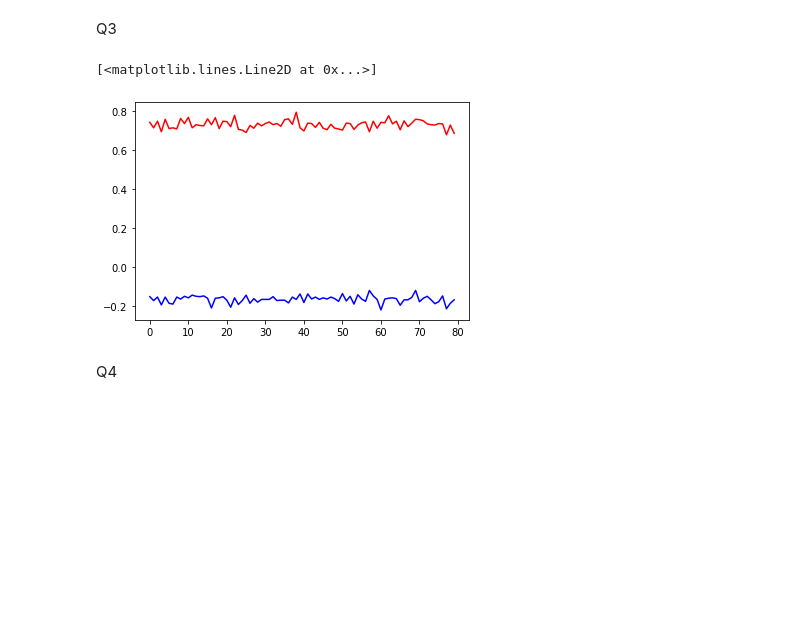
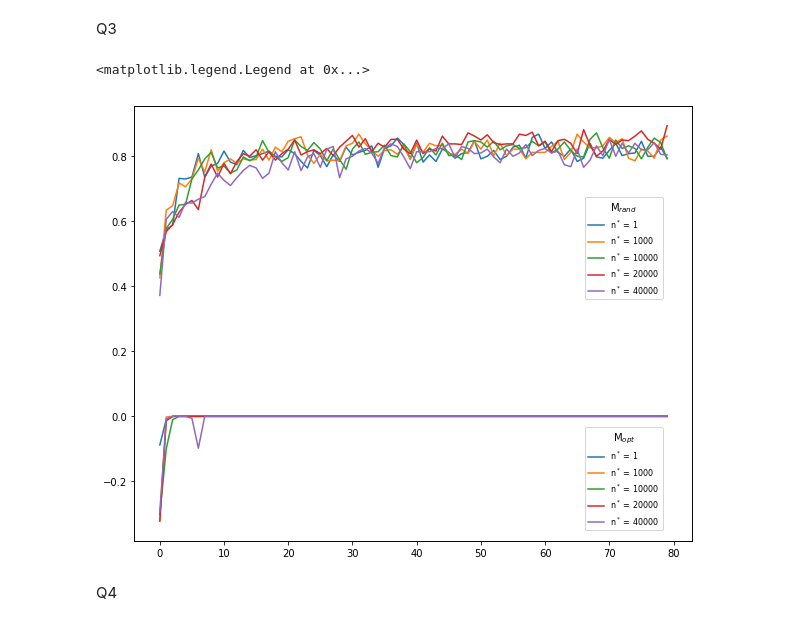
Before and after one commit to hbenedek/tic-tac-toe, a Jupyter notebook: tic_tac_toe_Ben.ipynb, the cells around one changed output. Cells and saved outputs as stored; diff of their text form; code cells hidden in the pictures; blank space fills up the shorter version.

```diff
--- a/tic_tac_toe_Ben.ipynb
+++ b/tic_tac_toe_Ben.ipynb
@@ -94,9 +94,13 @@ def play_game(agent1, agent2, env, i, train=True):
         else:
             move = agent2.act(grid)
             grid, end, winner = env.step(move, print_grid=False)
-            if train:
+            if train and not end:
                 reward = env.reward(agent1.player)
                 agent1.updateQ(grid.copy(),reward)
+
+    reward = env.reward(agent1.player)
+    agent1.updateQ(grid.copy(),reward)
+
     return winner, agent1, agent2
 
 
@@ -131,6 +135,7 @@ def simulate(agent1, agent2, N=500, train=True, bar=True):
         else:
             history.append(0)
 
+    #Take up epsilon value again where we ended with training
     if not train:
         agent1.epsilon = temp_eps
         agent1.explore = temp_explore
@@ -203,12 +225,3 @@ def learning_evolution(agent1, agent2, N=80):
         m_rands.append(m_rand)
 
     return m_opts, m_rands
-# %%
-agent1 = QPlayer(explore= True, n_star=20000)
-agent2 = OptimalPlayer(epsilon=0.5)
-m_opts, m_rands = learning_evolution(agent1, agent2, N=80)
-plt.plot(m_opts, color='blue')
-plt.plot(m_rands, color='red')
-# %% [output]
-[<matplotlib.lines.Line2D at 0x...>]
-[figure, removed]
@@ -215,3 +237,23 @@ plt.plot(m_rands, color='red')
+# %%
+nstar_list = [1, 1000, 10000, 20000, 40000]
+
+fig, ax = plt.subplots(figsize= (10,8))
+
+for i, n_star in enumerate(nstar_list):
+    ax.plot(m_opts_Q3[:,i], label = r'n$^*$ = {:.0f}'.format(n_star))
+
+ax.legend( loc = 'upper left', title = r'M$_{{opt}}$', bbox_to_anchor = (0.8, 0.27), prop={'size': 8})
+
+
+ax2 = ax.twiny()
+ax2
+for i, n_star in enumerate(nstar_list):
+    ax2.plot(m_rands_Q3[:,i], label = r'n$^*$ = {:.0f}'.format(n_star))
+ax2.get_xaxis().set_visible(False)
+ax2.legend(loc = 'upper left', title = r'M$_{{rand}}$', bbox_to_anchor = (0.8, 0.8), prop={'size': 8})
+# %% [output]
+<matplotlib.legend.Legend at 0x...>
+[figure, added]
 # %% [markdown]
 Q4
 # %%
```
Also changed, not shown: parts of 24 cells of this notebook.
